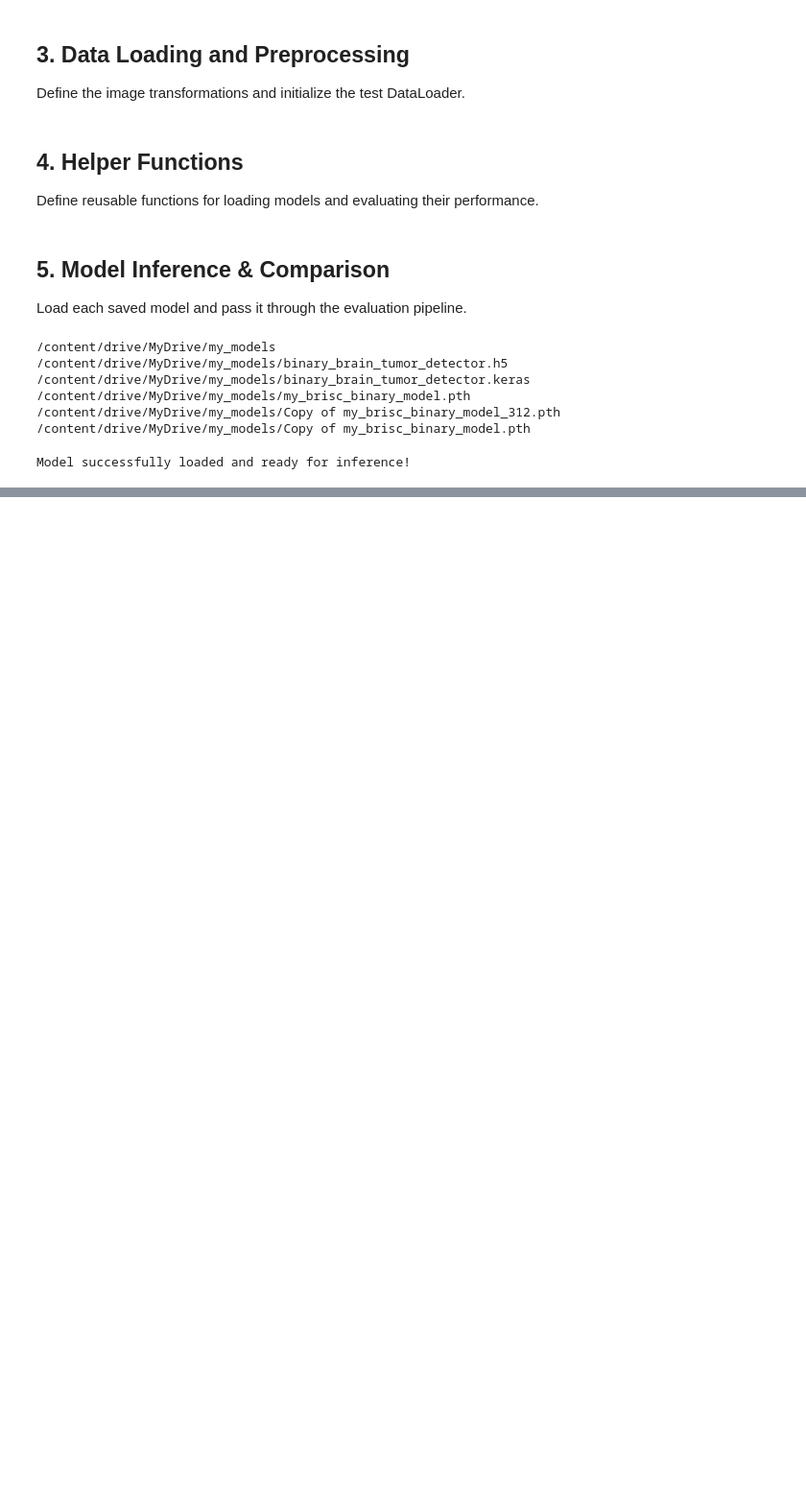
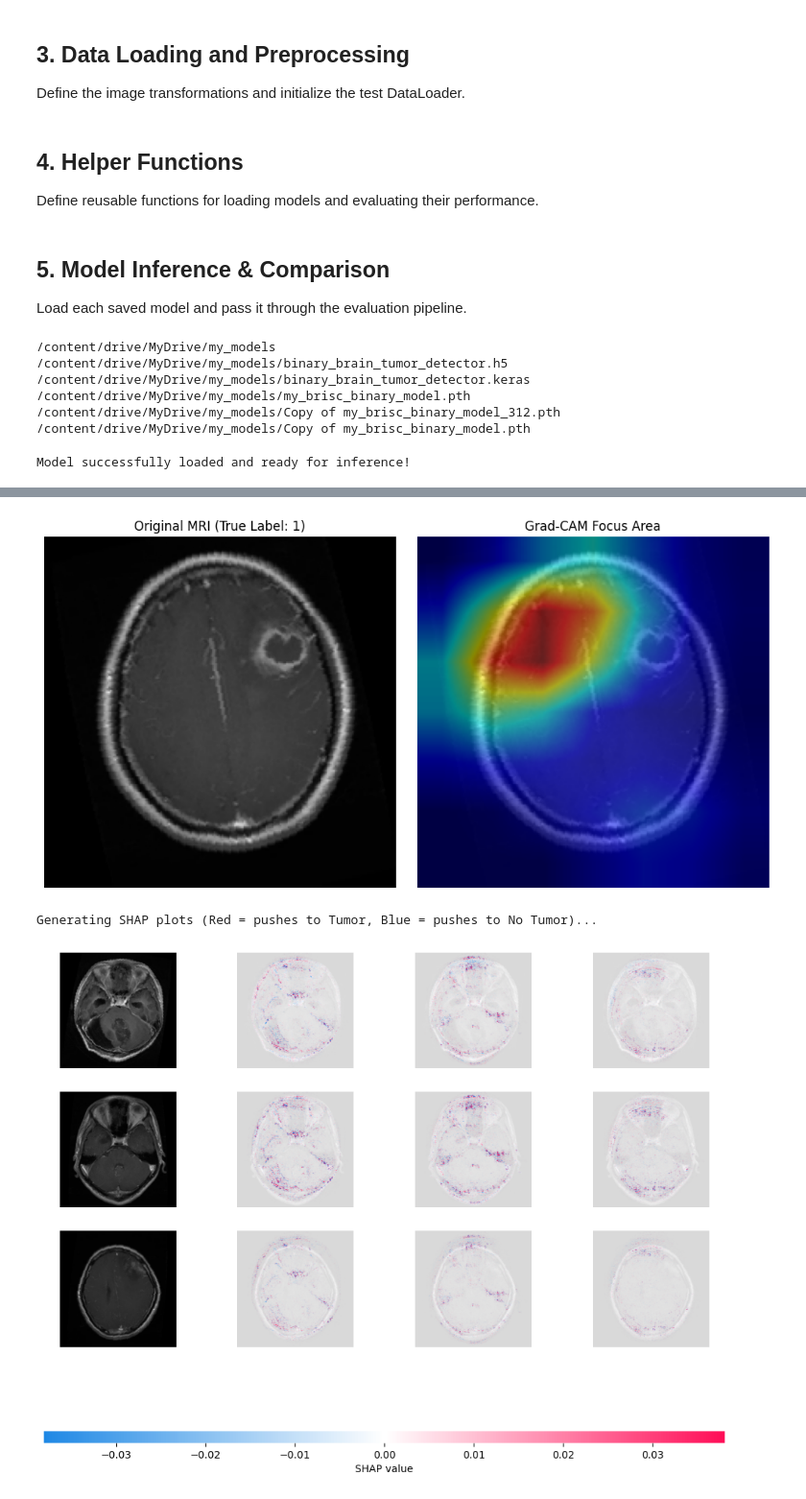
Before and after one commit to kushal-source/Brain-Tumor-Classification, a Jupyter notebook: ResNetModel_Eval.ipynb, the cells around one changed output, grey strips where cells are left out. Shown at 96% size. Cells and saved outputs as stored; diff of their text form; code cells hidden in the pictures; blank space fills up the shorter version.

```diff
--- a/ResNetModel_Eval.ipynb
+++ b/ResNetModel_Eval.ipynb
@@ -343,0 +482,32 @@ display(df_comparison)
+# %%
+data_iter = iter(brics_test_loader)
+images, labels = next(data_iter)
+images = images.to(device) # Ensure they are on the right device (CPU or CUDA)
+
+# --- 1. Run Grad-CAM ---
+# Let's visualize the 5th image in the batch
+single_image_tensor = images[20].unsqueeze(0)
+single_label = labels[20].item()
+
+visualize_gradcam(
+    model=model_v1, # Replace with your actual model variable
+    input_tensor=single_image_tensor,
+    actual_label=single_label
+)
+
+# --- 2. Run SHAP ---
+# Use the whole batch (32 images) as the background
+background = images
+
+# Let's explain the first 3 images in the batch
+images_to_explain = images[0:3]
+
+visualize_shap(
+    model=model_v1, # Replace with your actual model variable
+    background_tensors=background,
+    test_tensors=images_to_explain
+)
+# %% [output]
+[figure, added]
+Generating SHAP plots (Red = pushes to Tumor, Blue = pushes to No Tumor)...
+[figure, added]
```
Also changed, not shown: parts of 16 cells of this notebook.
